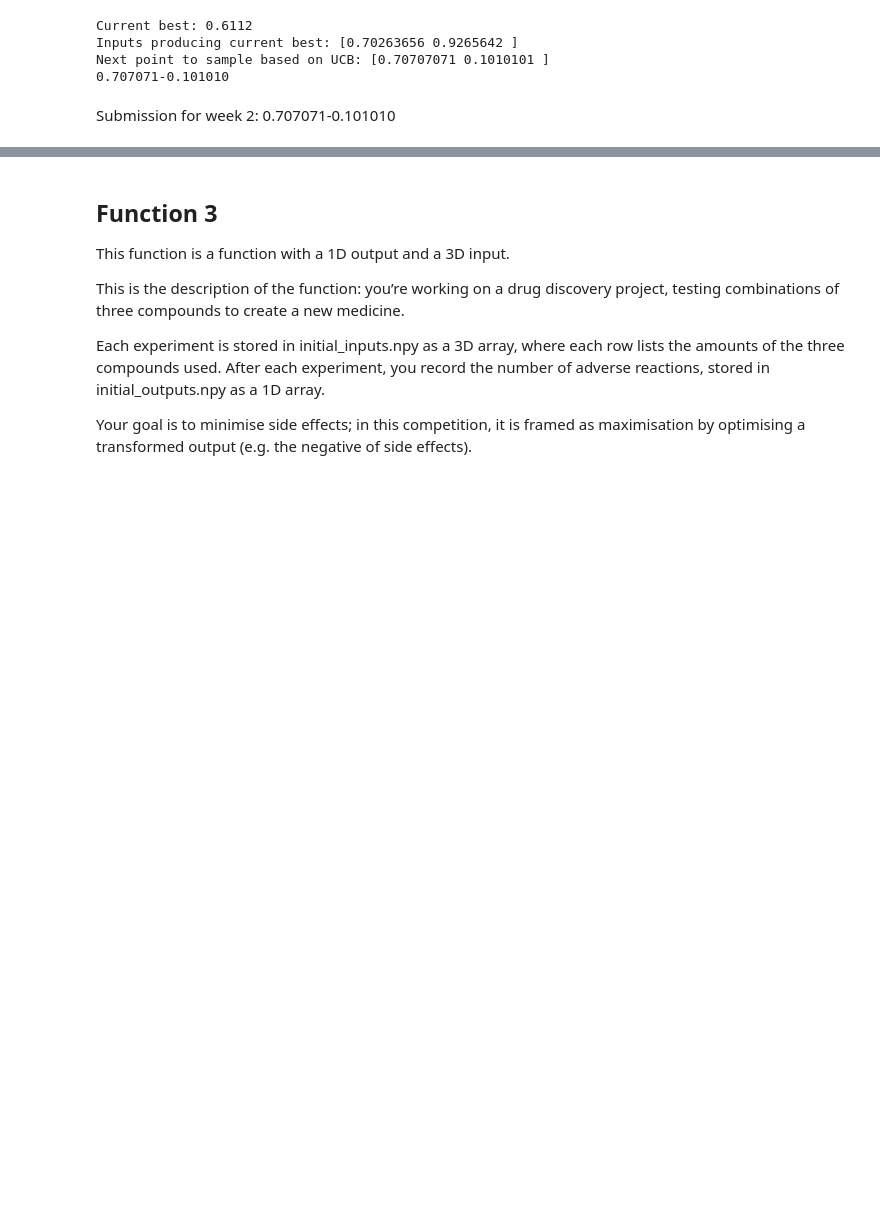
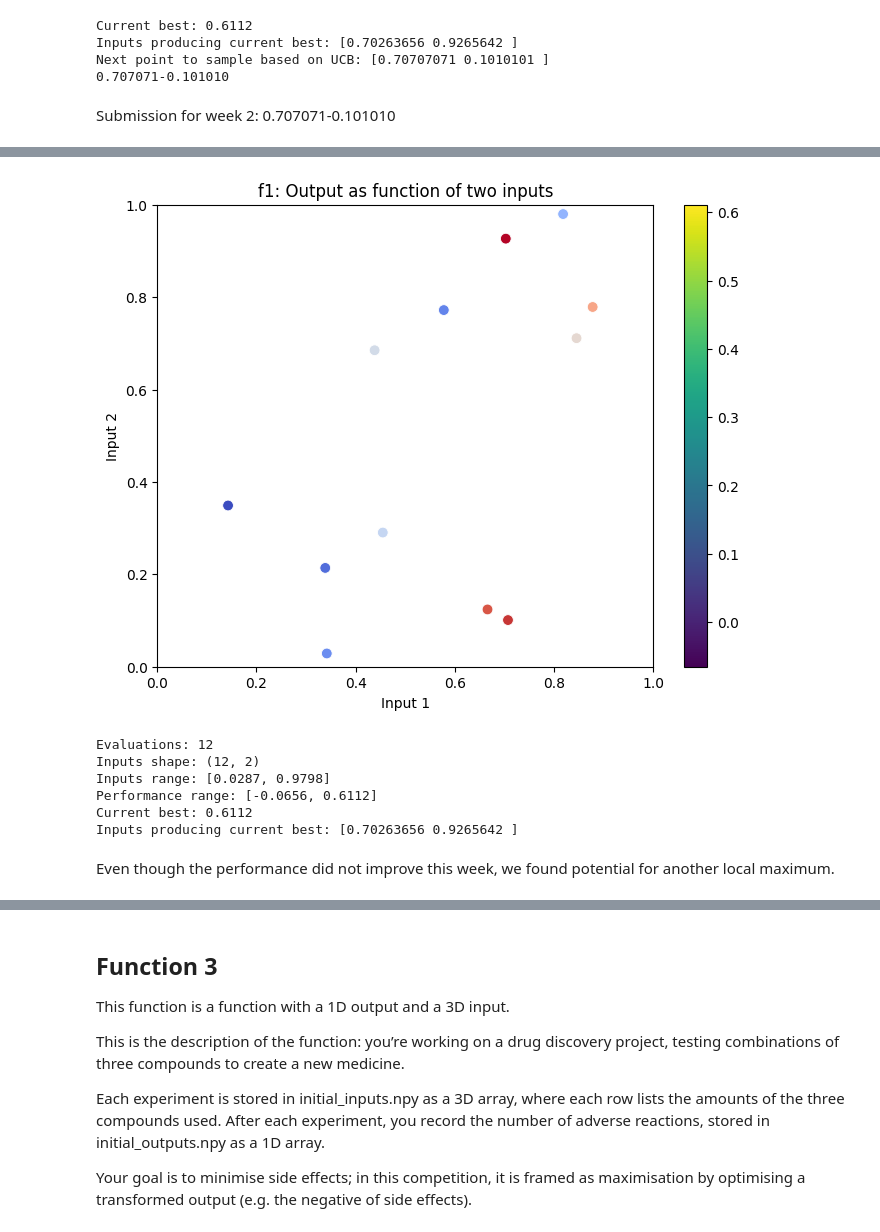
Before and after one commit to emarb/imperial-ml-capstone, a Jupyter notebook: bboptimization.ipynb, the cells around one changed output, grey strips where cells are left out. Cells and saved outputs as stored; diff of their text form; code cells hidden in the pictures; blank space fills up the shorter version.

```diff
--- a/bboptimization.ipynb
+++ b/bboptimization.ipynb
@@ -723,0 +856,17 @@ Submission for week 2: 0.707071-0.101010
+# %%
+#Load points to inputs and outputs from previous week
+function = 2
+week = 2 #previous
+
+row = results_df[(results_df['week'] == week) & (results_df['function'] == function)]
+f2_inputs = np.vstack([f2_inputs, row['provided_input'].values[0]])
+f2_outputs = np.append(f2_outputs, row['output'].values[0])
+
+improved = row['submission_improved'].values[0]
+print(f"Submission from last week improved something? {improved}")
+print(f"Current best: {np.max(f2_outputs):.4f}")
+print(f"Last week's results: {row['output'].values[0]:.4f}")
+print('--')
+print(f"Inputs shape: {f2_inputs.shape}")
+print(f"Inputs range: [{np.min(f2_inputs):.4f}, {np.max(f2_inputs):.4f}]")
+print(f"Performance range: [{np.min(f2_outputs):.4e}, {np.max(f2_outputs):.4e}]")
@@ -723,0 +881,42 @@ Submission for week 2: 0.707071-0.101010
+# %%
+x1 = f2_inputs[:, 0]
+x2 = f2_inputs[:, 1]
+y = f2_outputs
+
+# Put data into a DataFrame
+df = pd.DataFrame({
+    "x1": x1,
+    "x2": x2,
+    "y": y
+})
+
+# Scatter plot with color encoding the output
+plt.figure(figsize=(8,6))
+sns.scatterplot(data=df, x="x1", y="x2", hue="y", palette="coolwarm", s=60, legend=False)
+plt.title("f1: Output as function of two inputs")
+plt.xlabel("Input 1")
+plt.ylabel("Input 2")
+plt.xlim(0, 1)
+plt.ylim(0, 1)
+norm = plt.Normalize(vmin=y.min(), vmax=y.max())
+sm = plt.cm.ScalarMappable(cmap="viridis", norm=norm)
+plt.colorbar(sm, ax=plt.gca())
+plt.show()
+
+
+print(f"Evaluations: {len(f2_inputs)}")
+print(f"Inputs shape: {f2_inputs.shape}")
+print(f"Inputs range: [{np.min(f2_inputs):.4f}, {np.max(f2_inputs):.4f}]")
+print(f"Performance range: [{np.min(f2_outputs):.4f}, {np.max(f2_outputs):.4f}]")
+print(f"Current best: {np.max(f2_outputs):.4f}")
+print(f"Inputs producing current best: {f2_inputs[np.argmax(f2_outputs)]}")
+# %% [output]
+[figure, added]
+Evaluations: 12
+Inputs shape: (12, 2)
+Inputs range: [0.0287, 0.9798]
+Performance range: [-0.0656, 0.6112]
+Current best: 0.6112
+Inputs producing current best: [0.70263656 0.9265642 ]
+# %% [markdown]
+Even though the performance did not improve this week, we found potential for another local maximum.
```
Also changed, not shown: parts of 50 cells of this notebook.
